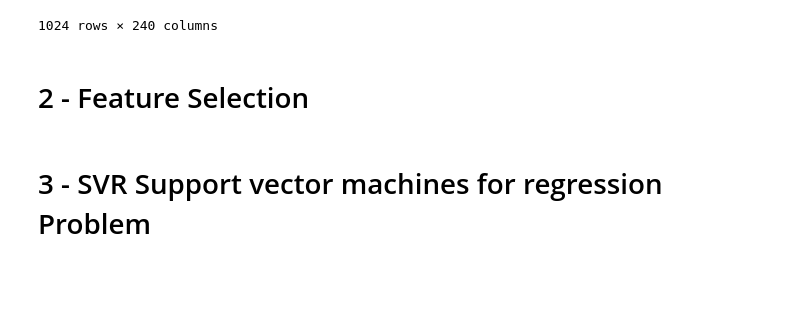
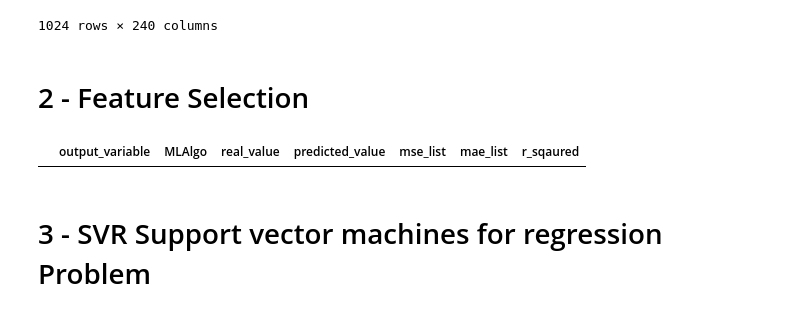
Before and after one commit to siavashkzb/Soil-temperature, a Jupyter notebook: 5- df_20_with wavelet.ipynb, the cells around one changed output. Cells and saved outputs as stored; diff of their text form; code cells hidden in the pictures; blank space fills up the shorter version.

```diff
--- a/5- df_20_with wavelet.ipynb
+++ b/5- df_20_with wavelet.ipynb
@@ -163,3 +163,9 @@ df_min_plus2 = FeatureSelection(df,Ys,y = "Min_Soil_TP20_TempC_Plus_2",corr=0.85
+# %%
+final_result_table_20cm_with_wavelet = pd.DataFrame(columns=["output_variable", "MLAlgo", "real_value",
+                                                               "predicted_value", "mse_list", "mae_list", "r_sqaured"])
+final_result_table_20cm_with_wavelet
+# %% [output]
+|  | output_variable | MLAlgo | real_value | predicted_value | mse_list | mae_list | r_sqaured |
 # %% [markdown]
 # 3 - SVR Support vector machines for regression Problem
 # %% [markdown]
```
Also changed, not shown: parts of 82 cells of this notebook, 43 other files.
